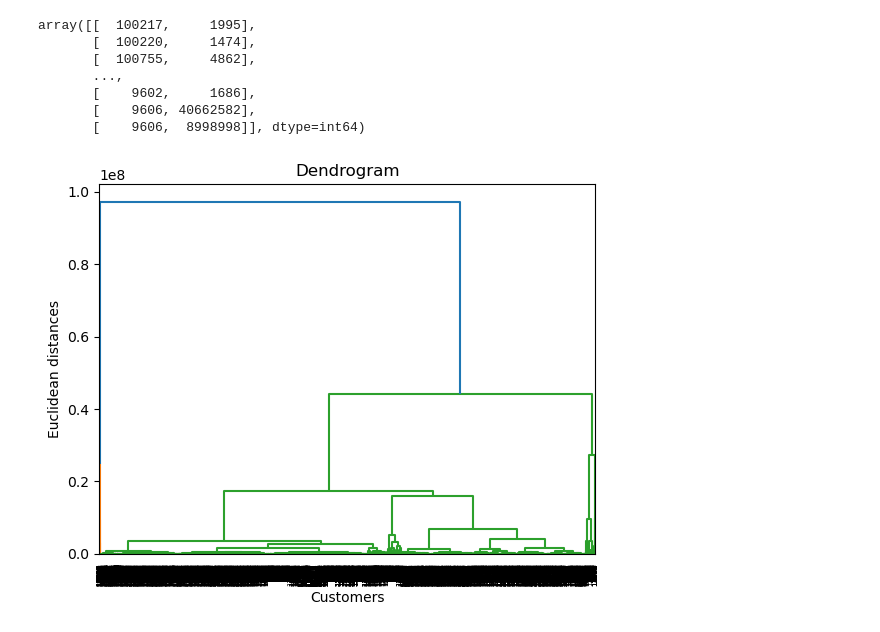
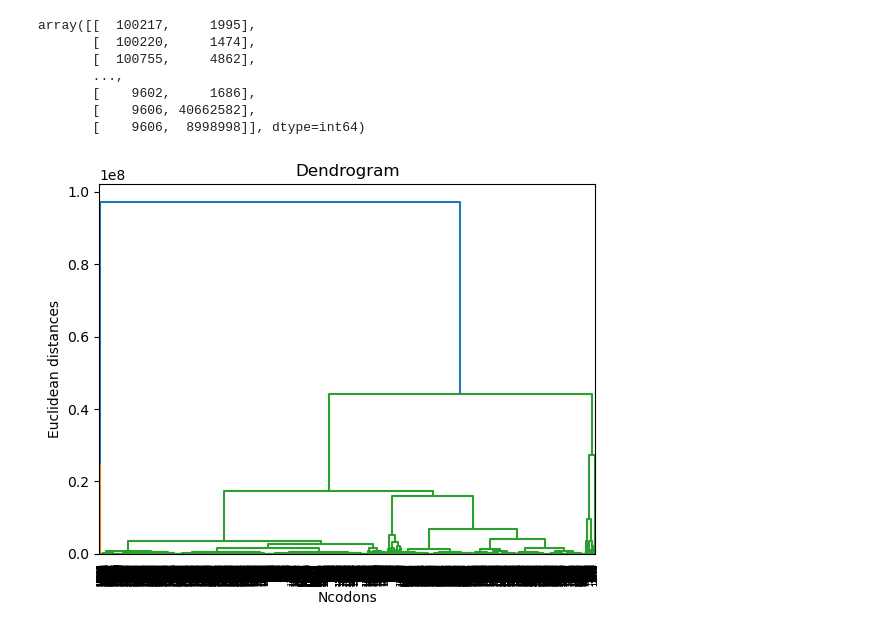
Before and after one commit to patoCode/big_data_mod_01_hw01, a Jupyter notebook: Clustering/Jerarquico/jerarquico.ipynb, the cells around one changed output. Cells and saved outputs as stored; diff of their text form; code cells hidden in the pictures.

```diff
--- a/Clustering/Jerarquico/jerarquico.ipynb
+++ b/Clustering/Jerarquico/jerarquico.ipynb
@@ -33,12 +33,12 @@ array([[  100217,     1995],
 # %%
 import scipy.cluster.hierarchy as sch
 dendrogram = sch.dendrogram(sch.linkage(X, method = 'ward'))
 plt.title('Dendrogram')
-plt.xlabel('Customers')
+plt.xlabel('Ncodons')
 plt.ylabel('Euclidean distances')
 plt.show()
 # %% [output]
-[figure, old version]
+[figure, new version]
 # %%
 from sklearn.cluster import AgglomerativeClustering
 hc = AgglomerativeClustering(n_clusters = 5, affinity = 'euclidean', linkage = 'ward')
```
Also changed, not shown: parts of 1 cell of this notebook, 3 other files.
